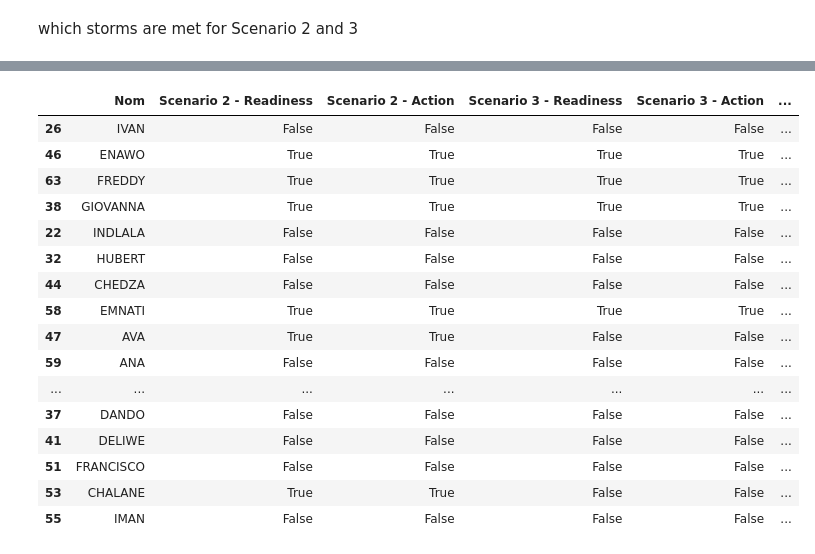
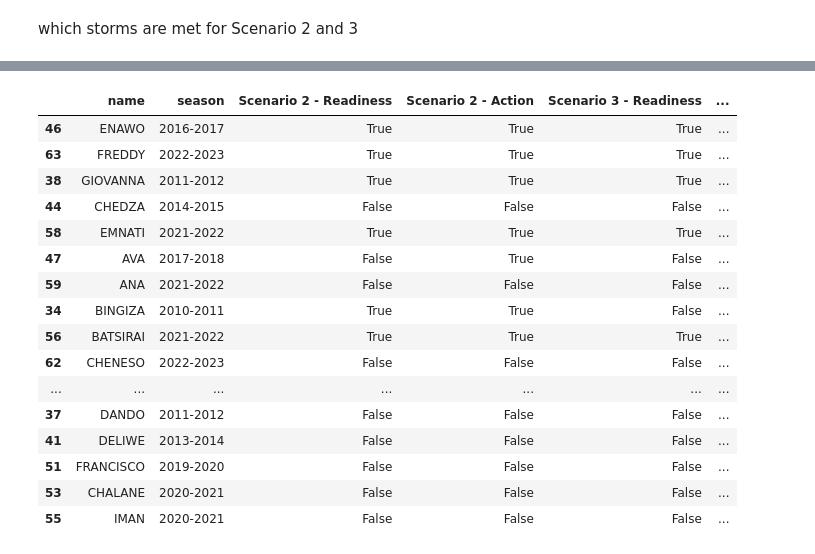
Before and after one commit to OCHA-DAP/ds-aa-mdg-storms, a Jupyter notebook: analysis/01.6_historical_testing_scenarios_meteo_historical_forecasts.ipynb, the cells around one changed output, grey strips where cells are left out. Saved outputs shown, nothing was run; the diff lists cells and outputs as text; code cells hidden in the pictures.

```diff
--- a/analysis/01.6_historical_testing_scenarios_meteo_historical_forecasts.ipynb
+++ b/analysis/01.6_historical_testing_scenarios_meteo_historical_forecasts.ipynb
@@ -102,8 +107,14 @@ scenario2_storms_action = df_rsmc[
 # Scenario 3
 # Readiness
 scenario3_storms_readiness = df_rsmc[
-    (df_rsmc["max_wind_kt"] >= 90) & (df_rsmc["lt_hour"].between(72, 120))
+    (df_rsmc["name"].isin(storms_within_aoi))
+    & (df_rsmc["MG_distance_km"] <= 100)
+    & (df_rsmc["max_wind_kt"] >= 90)
+    & (df_rsmc["lt_hour"].between(72, 120))
 ]["name"].unique()
 scenario3_storms_action = df_rsmc[
-    (df_rsmc["max_wind_kt"] >= 90) & (df_rsmc["lt_hour"].between(0, 72))
+    (df_rsmc["name"].isin(storms_within_aoi))
+    & (df_rsmc["MG_distance_km"] <= 100)
+    & (df_rsmc["max_wind_kt"] >= 90)
+    & (df_rsmc["lt_hour"].between(0, 72))
 ]["name"].unique()
@@ -116,21 +162,44 @@ Index(['Nom', 'Total Affected - EMDAT', 'Sinistres', 'CERF Allocations',
+# %%
+# adding year and season to output
+cerf_emdat_df = cerf_emdat_df.merge(
+    df_rsmc[["name", "season"]].drop_duplicates(),
+    left_on="Nom",
+    right_on="name",
+    how="left",
+)
+# %%
+cerf_emdat_df = cerf_emdat_df[cerf_emdat_df["name"].isin(storms_within_aoi)]
 # %%
 cerf_emdat_df["Scenario 2 - Readiness"] = [
-    storm in scenario2_storms_readiness for storm in cerf_emdat_df["Nom"]
+    storm in scenario2_storms_readiness for storm in cerf_emdat_df["name"]
 ]
 cerf_emdat_df["Scenario 2 - Action"] = [
-    storm in scenario2_storms_action for storm in cerf_emdat_df["Nom"]
+    storm in scenario2_storms_action for storm in cerf_emdat_df["name"]
+]
+cerf_emdat_df["Scenario 2.5 - Readiness"] = [
+    storm in scenario2_point_5_storms_readiness
+    for storm in cerf_emdat_df["name"]
+]
+cerf_emdat_df["Scenario 2.5 - Action"] = [
+    storm in scenario2_point_5_storms_action for storm in cerf_emdat_df["name"]
 ]
 cerf_emdat_df["Scenario 3 - Readiness"] = [
-    storm in scenario3_storms_readiness for storm in cerf_emdat_df["Nom"]
+    storm in scenario3_storms_readiness for storm in cerf_emdat_df["name"]
 ]
 cerf_emdat_df["Scenario 3 - Action"] = [
-    storm in scenario3_storms_action for storm in cerf_emdat_df["Nom"]
+    storm in scenario3_storms_action for storm in cerf_emdat_df["name"]
 ]
+cerf_emdat_df["season"] = (
+    cerf_emdat_df["season"].str[:4] + "-" + cerf_emdat_df["season"].str[4:]
+)
 df = cerf_emdat_df[
     [
-        "Nom",
+        "name",
+        "season",
         "Scenario 2 - Readiness",
         "Scenario 2 - Action",
+        # "Scenario 2.5 - Readiness",
+        # "Scenario 2.5 - Action",
         "Scenario 3 - Readiness",
         "Scenario 3 - Action",
         "Total Affected - EMDAT",
@@ -175,48 +244,51 @@ styled_df = (
         subset=[
             "Scenario 2 - Readiness",
             "Scenario 2 - Action",
+            # "Scenario 2.5 - Readiness",
+            # "Scenario 2.5 - Action",
             "Scenario 3 - Readiness",
             "Scenario 3 - Action",
         ],
     )
     .map(color_bar_affected, subset=["Total Affected - EMDAT"])
     .map(color_bar_sinistres, subset=["Sinistres"])
     .map(color_bar_cerf, subset=["CERF Allocations"])
     .format(
         {
+            "season": lambda x: (x if pd.notna(x) else ""),
             "Total Affected - EMDAT": lambda x: (
                 f"{int(x):,}" if pd.notna(x) else ""
             ),  # Format with commas, no decimals, NaN as blank
             "Sinistres": lambda x: (
                 f"{int(x):,}" if pd.notna(x) else ""
             ),  # Format with commas, no decimals, NaN as blank
             "CERF Allocations": lambda x: (
                 f"{int(x):,}" if pd.notna(x) else ""
             ),  # Format with commas, no decimals, NaN as blank
         }
     )
     .set_table_styles(
         {"": [{"selector": "table", "props": "background-color: white;"}]}
     )
 )
 
 # Display the styled DataFrame
 styled_df
 # %% [output]
-|  | Nom | Scenario 2 - Readiness | Scenario 2 - Action | Scenario 3 - Readiness | Scenario 3 - Action | ... |
-| 26 | IVAN | False | False | False | False | ... |
-| 46 | ENAWO | True | True | True | True | ... |
-| 63 | FREDDY | True | True | True | True | ... |
-| 38 | GIOVANNA | True | True | True | True | ... |
-| 22 | INDLALA | False | False | False | False | ... |
-| 32 | HUBERT | False | False | False | False | ... |
-| 44 | CHEDZA | False | False | False | False | ... |
-| 58 | EMNATI | True | True | True | True | ... |
-| 47 | AVA | True | True | False | False | ... |
-| 59 | ANA | False | False | False | False | ... |
+|  | name | season | Scenario 2 - Readiness | Scenario 2 - Action | Scenario 3 - Readiness | ... |
+| 46 | ENAWO | 2016-2017 | True | True | True | ... |
+| 63 | FREDDY | 2022-2023 | True | True | True | ... |
+| 38 | GIOVANNA | 2011-2012 | True | True | True | ... |
+| 44 | CHEDZA | 2014-2015 | False | False | False | ... |
+| 58 | EMNATI | 2021-2022 | True | True | True | ... |
+| 47 | AVA | 2017-2018 | False | True | False | ... |
+| 59 | ANA | 2021-2022 | False | False | False | ... |
+| 34 | BINGIZA | 2010-2011 | True | True | False | ... |
+| 56 | BATSIRAI | 2021-2022 | True | True | True | ... |
+| 62 | CHENESO | 2022-2023 | False | False | False | ... |
 | ... | ... | ... | ... | ... | ... | ... |
-| 37 | DANDO | False | False | False | False | ... |
-| 41 | DELIWE | False | False | False | False | ... |
-| 51 | FRANCISCO | False | False | False | False | ... |
-| 53 | CHALANE | True | True | False | False | ... |
-| 55 | IMAN | False | False | False | False | ... |
+| 37 | DANDO | 2011-2012 | False | False | False | ... |
+| 41 | DELIWE | 2013-2014 | False | False | False | ... |
+| 51 | FRANCISCO | 2019-2020 | False | False | False | ... |
+| 53 | CHALANE | 2020-2021 | False | False | False | ... |
+| 55 | IMAN | 2020-2021 | False | False | False | ... |
```
Also changed, not shown: parts of 24 cells of this notebook.
